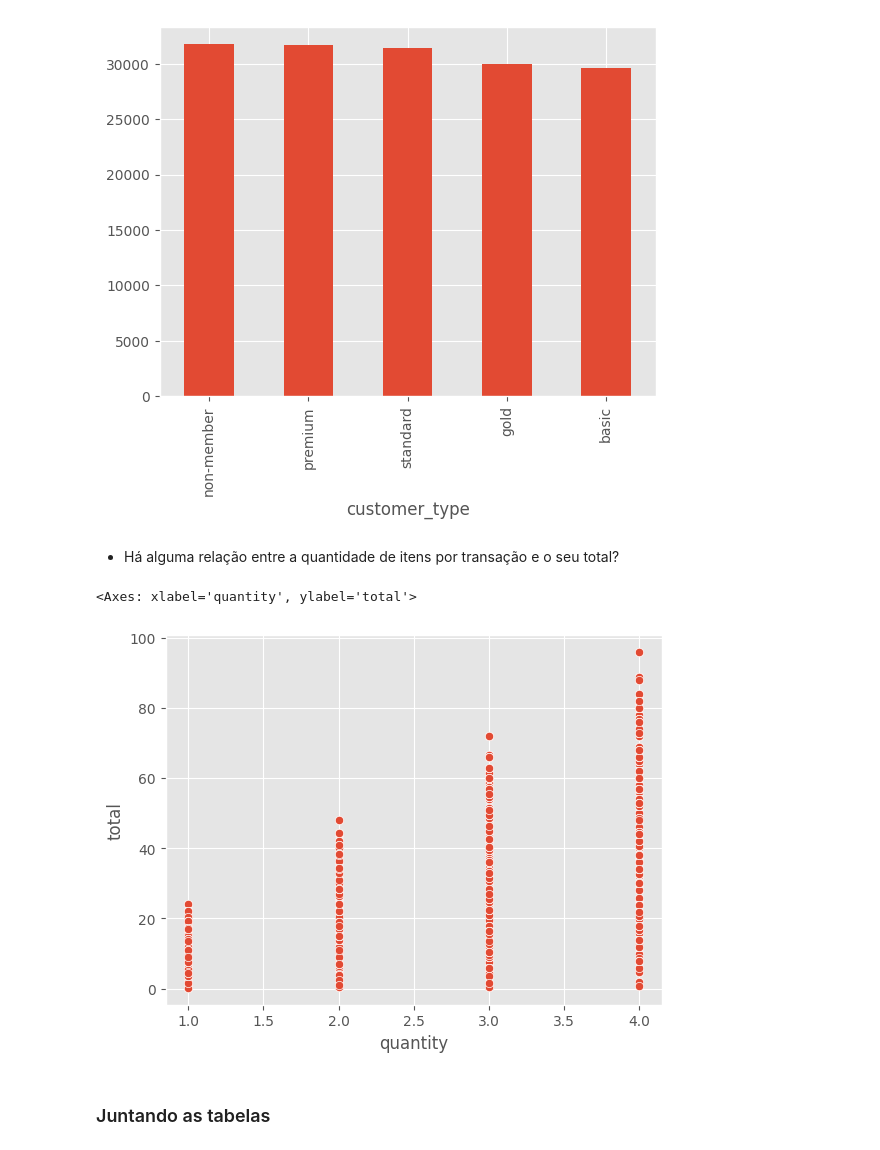
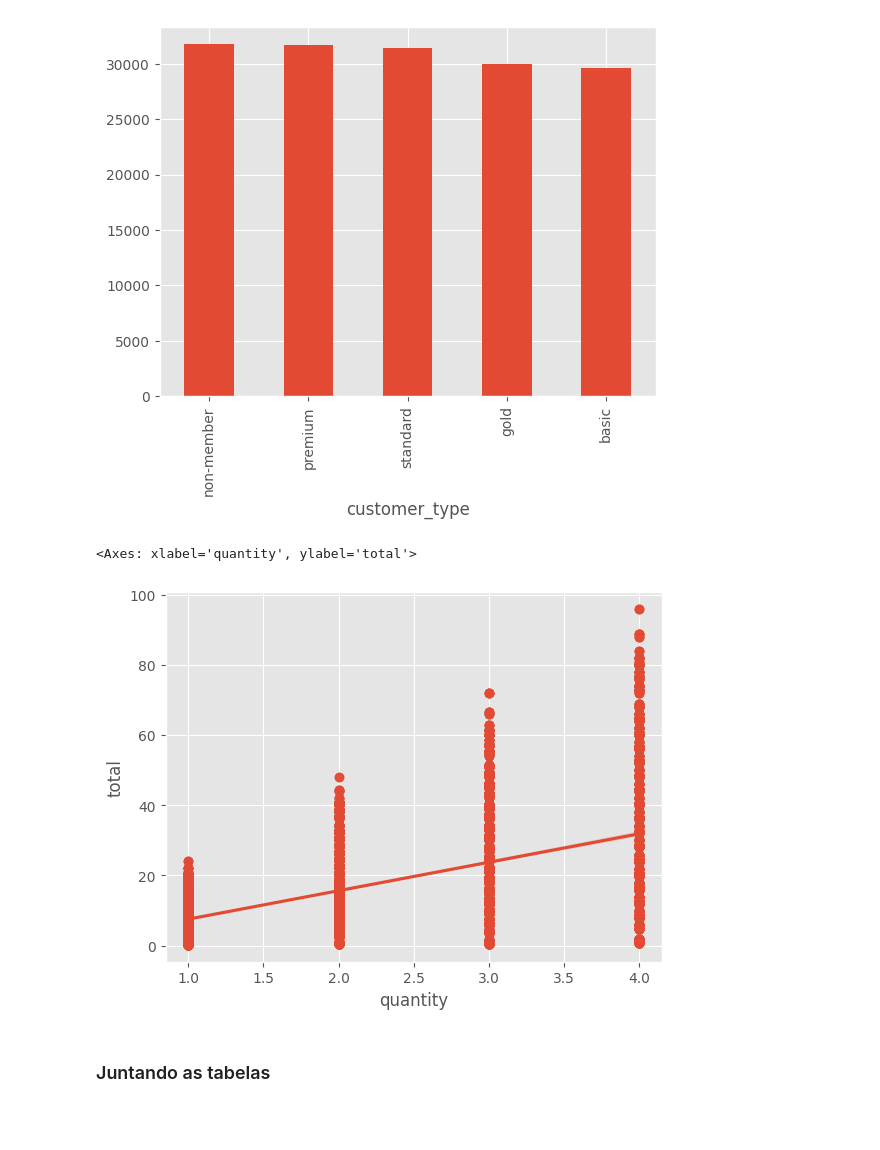
Before and after one commit to dnsrsdata/stock_level_prediction, a Jupyter notebook: notebooks/EDA.ipynb, the cells around one changed output. Saved outputs shown, nothing was run; the diff lists cells and outputs as text; code cells hidden in the pictures; blank space fills up the shorter version.

Commit message:
Adicionando novas visualizações

```diff
--- a/notebooks/EDA.ipynb
+++ b/notebooks/EDA.ipynb
@@ -135,13 +167,11 @@ df_vendas.groupby('customer_type').total.sum().sort_values(ascending=False).plot
 # %% [output]
 <Axes: xlabel='customer_type'>
 [figure]
-# %% [markdown]
-- Há alguma relação entre a quantidade de itens por transação e o seu total?
 # %%
-sns.scatterplot(df_vendas, x='quantity', y='total')
+sns.regplot(df_vendas, x='quantity', y='total')
 # %% [output]
 <Axes: xlabel='quantity', ylabel='total'>
-[figure, old version]
+[figure, new version]
 # %% [markdown]
 ### Juntando as tabelas
 # %%
```
Also changed, not shown: parts of 5 cells of this notebook.
